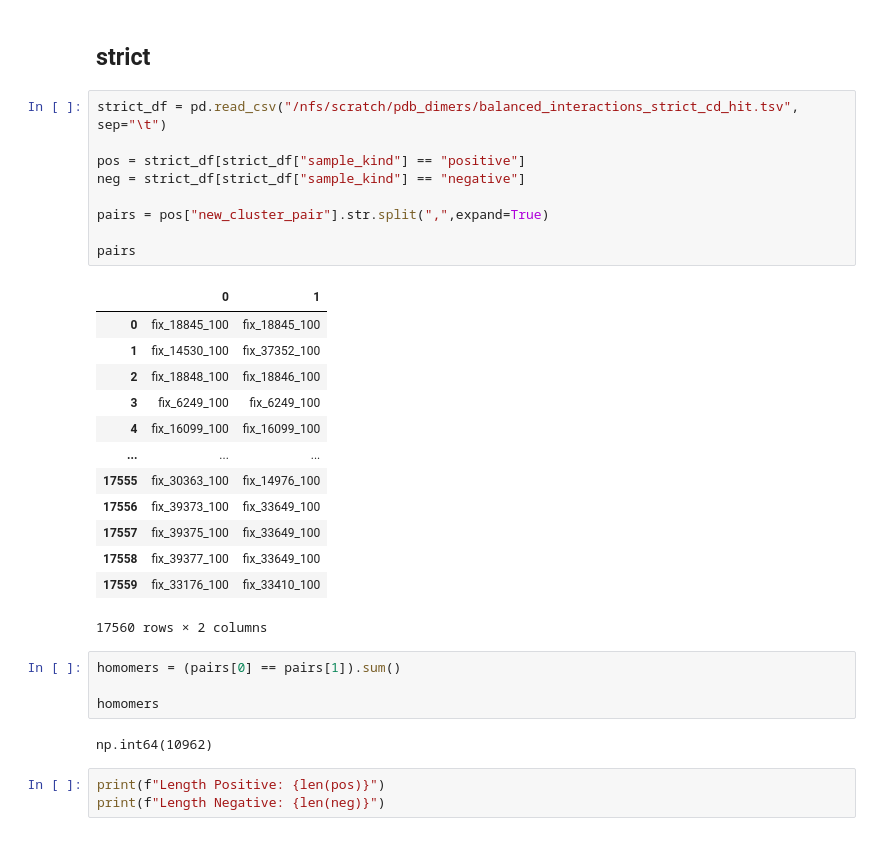
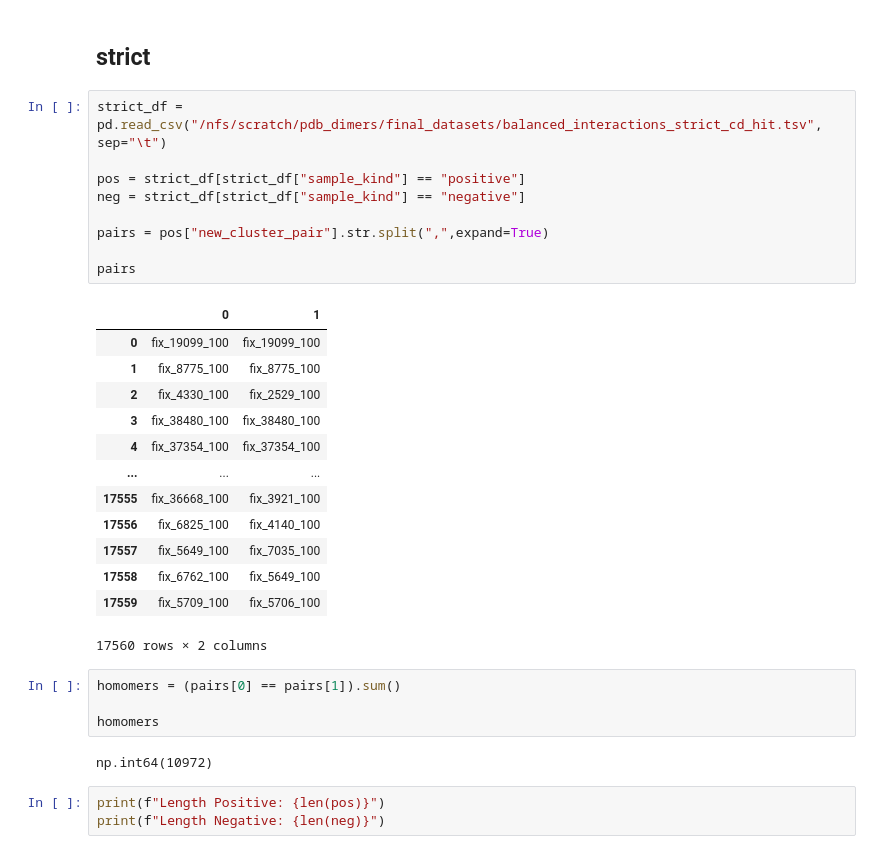
Before and after one commit to Ento0n/Master, a Jupyter notebook: notebooks/check_negative_sampling.ipynb, the cells around one changed output. Saved outputs shown, nothing was run; the diff lists cells and outputs as text.

```diff
--- a/notebooks/check_negative_sampling.ipynb
+++ b/notebooks/check_negative_sampling.ipynb
@@ -8,34 +8,34 @@ import seaborn as sns
 # %% [markdown]
 ## strict
 # %%
-strict_df = pd.read_csv("/nfs/scratch/pdb_dimers/balanced_interactions_strict_cd_hit.tsv", sep="\t")
+strict_df = pd.read_csv("/nfs/scratch/pdb_dimers/final_datasets/balanced_interactions_strict_cd_hit.tsv", sep="\t")
 
 pos = strict_df[strict_df["sample_kind"] == "positive"]
 neg = strict_df[strict_df["sample_kind"] == "negative"]
 
 pairs = pos["new_cluster_pair"].str.split(",",expand=True)
 
 pairs
 # %% [output]
 |  | 0 | 1 |
-| 0 | fix_18845_100 | fix_18845_100 |
-| 1 | fix_14530_100 | fix_37352_100 |
-| 2 | fix_18848_100 | fix_18846_100 |
-| 3 | fix_6249_100 | fix_6249_100 |
-| 4 | fix_16099_100 | fix_16099_100 |
+| 0 | fix_19099_100 | fix_19099_100 |
+| 1 | fix_8775_100 | fix_8775_100 |
+| 2 | fix_4330_100 | fix_2529_100 |
+| 3 | fix_38480_100 | fix_38480_100 |
+| 4 | fix_37354_100 | fix_37354_100 |
 | ... | ... | ... |
-| 17555 | fix_30363_100 | fix_14976_100 |
-| 17556 | fix_39373_100 | fix_33649_100 |
-| 17557 | fix_39375_100 | fix_33649_100 |
-| 17558 | fix_39377_100 | fix_33649_100 |
-| 17559 | fix_33176_100 | fix_33410_100 |
+| 17555 | fix_36668_100 | fix_3921_100 |
+| 17556 | fix_6825_100 | fix_4140_100 |
+| 17557 | fix_5649_100 | fix_7035_100 |
+| 17558 | fix_6762_100 | fix_5649_100 |
+| 17559 | fix_5709_100 | fix_5706_100 |
 17560 rows × 2 columns
 # %%
 homomers = (pairs[0] == pairs[1]).sum()
 
 homomers
 # %% [output]
-np.int64(10962)
+np.int64(10972)
 # %%
 print(f"Length Positive: {len(pos)}")
 print(f"Length Negative: {len(neg)}")
```
Also changed, not shown: parts of 10 cells of this notebook, 1 other file.
